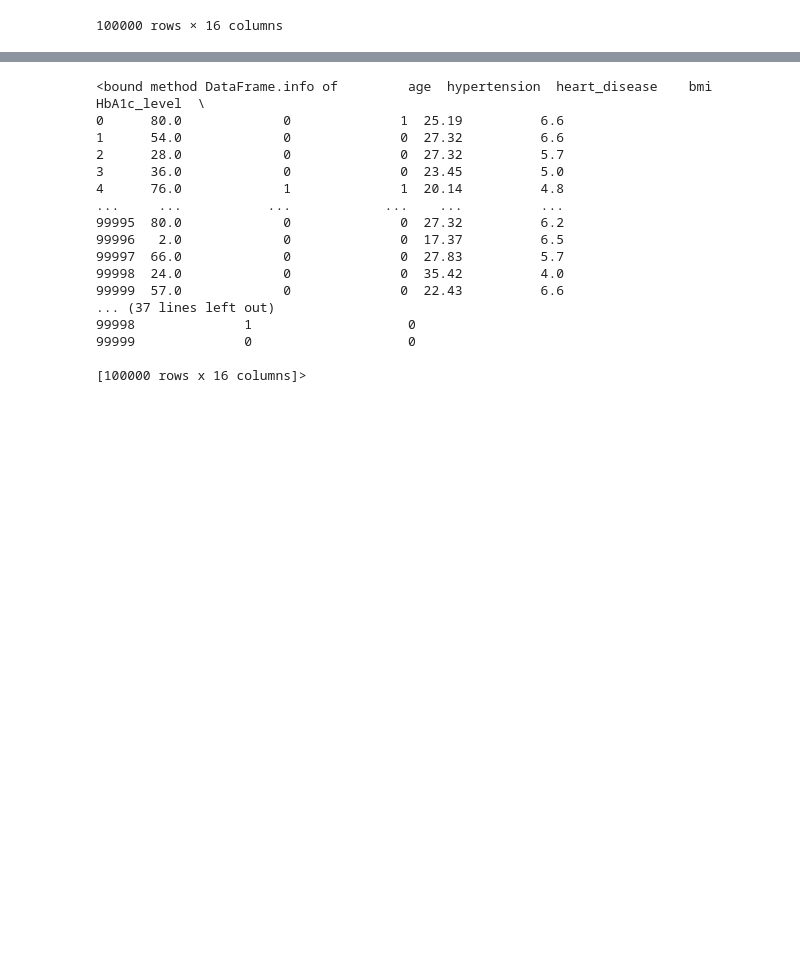
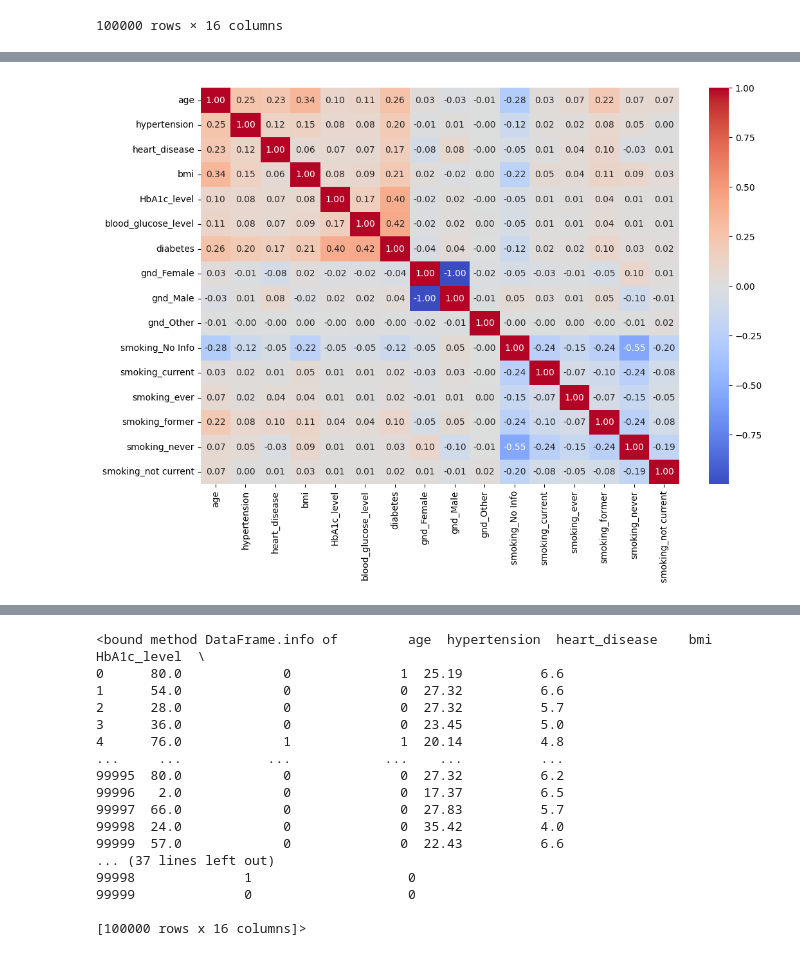
Before and after one commit to cenixeriadev/DiabetesPredictorWeb, a Jupyter notebook: models-ri-ml/prueba.ipynb, the cells around one changed output, grey strips where cells are left out. Saved outputs shown, nothing was run; the diff lists cells and outputs as text; code cells hidden in the pictures; blank space fills up the shorter version.

```diff
--- a/models-ri-ml/prueba.ipynb
+++ b/models-ri-ml/prueba.ipynb
@@ -106,0 +149,6 @@ dataset
+# %%
+plt.figure(figsize=(12, 8))
+sns.heatmap(dataset.select_dtypes(["int64", "float64"]).corr(), fmt=".2f", cmap="coolwarm", annot=True)
+plt.show()
+# %% [output]
+[figure, added]
```
Also changed, not shown: parts of 16 cells of this notebook.
